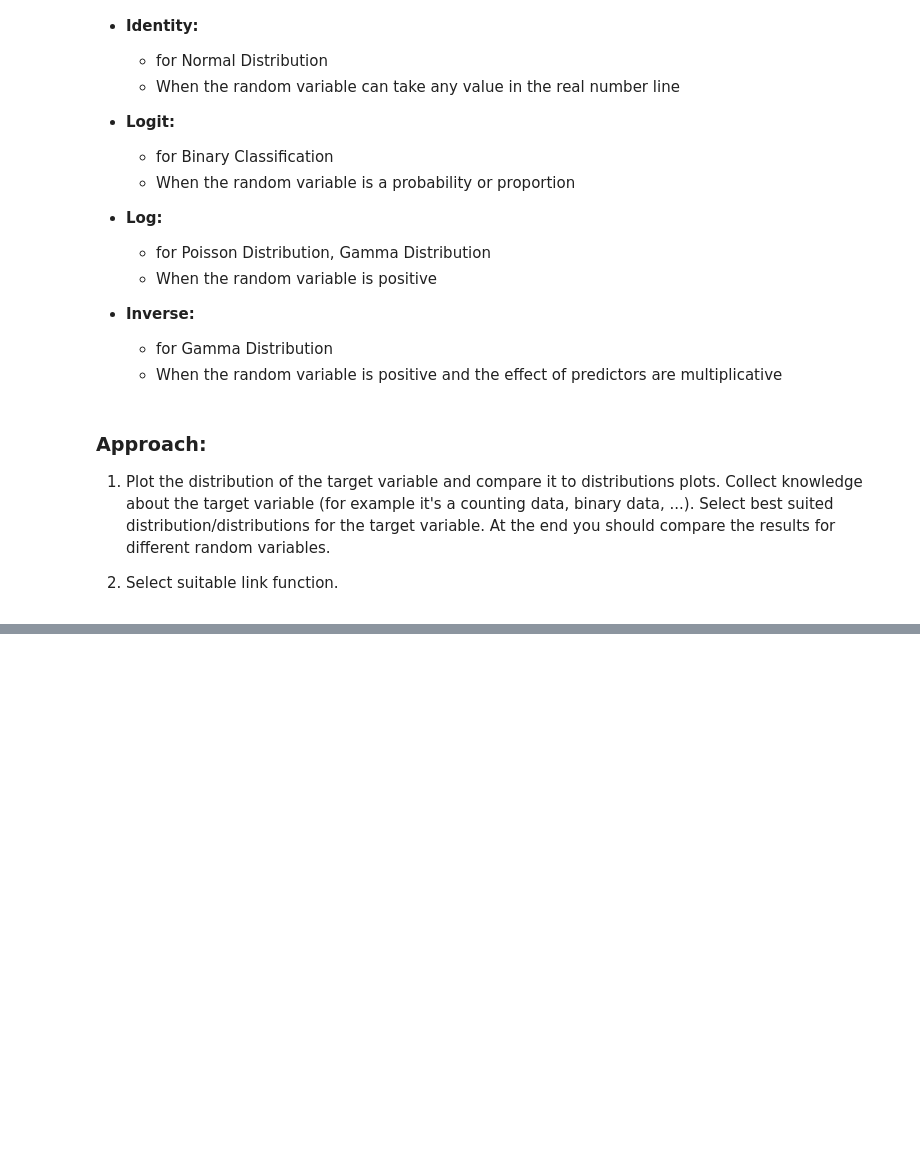
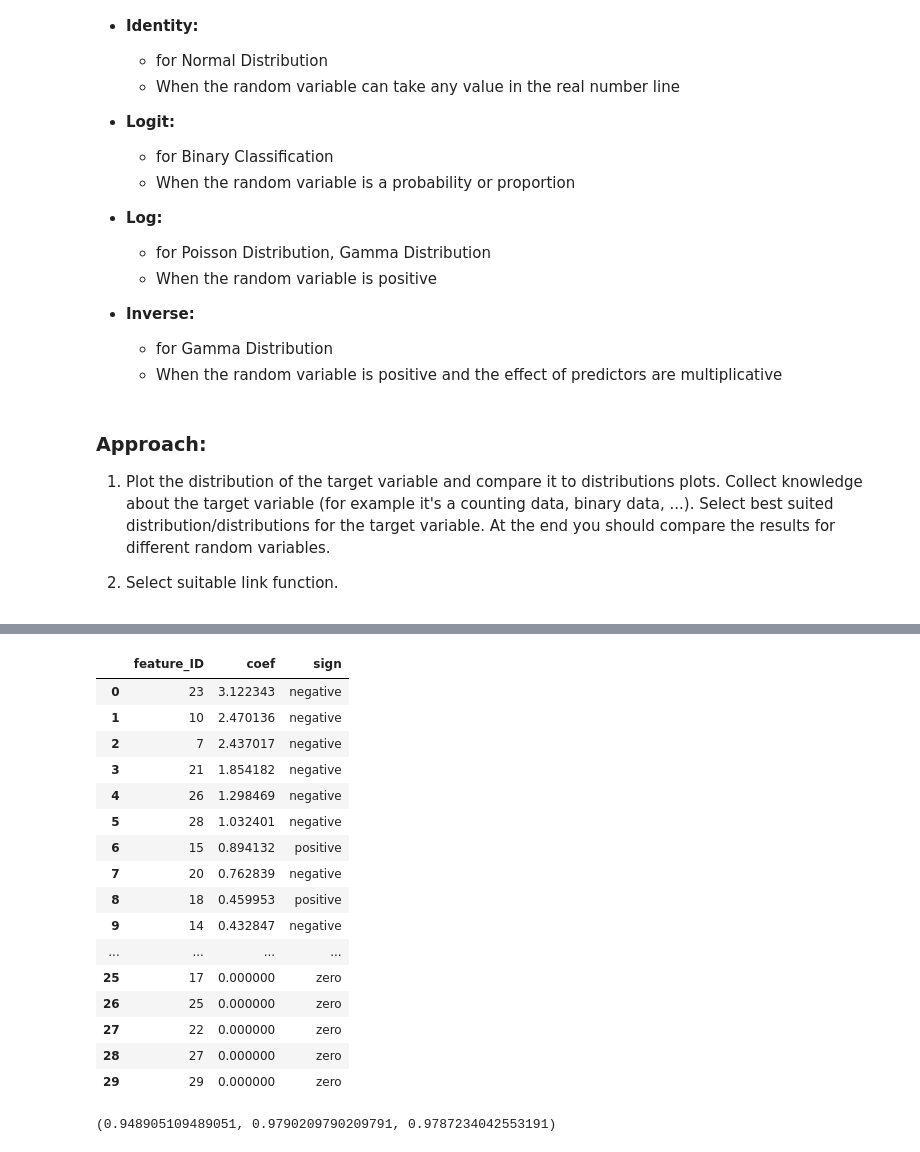
Before and after one commit to Erfan-Taherirani/Personal_ML_Notes, a Jupyter notebook: supervised_learning/classification/GLMs.ipynb, the cells around one changed output, grey strips where cells are left out. Drawn from its saved outputs; the diff is of its cells as text; code cells hidden in the pictures; blank space fills up the shorter version.

```diff
--- a/supervised_learning/classification/GLMs.ipynb
+++ b/supervised_learning/classification/GLMs.ipynb
@@ -66,0 +232,56 @@
+# %%
+# model training
+logreg_l1 = LogisticRegression(
+    C=1, # inverse regularization strength
+    class_weight=None, # set it to 'balanced' to compare the results
+    random_state=42,
+    l1_ratio=1, # by default it has l2 regularization
+    solver="liblinear"
+)
+
+logreg_l1.fit(X_train_scaled, y_train)
+
+sign_status = []
+for coef in logreg_l1.coef_.ravel():
+    if coef > 0:
+        sign_status.append("positive")
+    elif coef == 0:
+        sign_status.append("zero")
+    elif coef < 0:
+        sign_status.append("negative")
+
+coefficient_df = pd.DataFrame(
+    data=abs(logreg_l1.coef_.ravel()), columns=["coef"]
+)
+coefficient_df['sign'] = sign_status
+coefficient_df.sort_values(by="coef", ascending=False).reset_index(names="feature_ID")
+# %% [output]
+|  | feature_ID | coef | sign |
+| 0 | 23 | 3.122343 | negative |
+| 1 | 10 | 2.470136 | negative |
+| 2 | 7 | 2.437017 | negative |
+| 3 | 21 | 1.854182 | negative |
+| 4 | 26 | 1.298469 | negative |
+| 5 | 28 | 1.032401 | negative |
+| 6 | 15 | 0.894132 | positive |
+| 7 | 20 | 0.762839 | negative |
+| 8 | 18 | 0.459953 | positive |
+| 9 | 14 | 0.432847 | negative |
+| ... | ... | ... | ... |
+| 25 | 17 | 0.000000 | zero |
+| 26 | 25 | 0.000000 | zero |
+| 27 | 22 | 0.000000 | zero |
+| 28 | 27 | 0.000000 | zero |
+| 29 | 29 | 0.000000 | zero |
+# %%
+y_pred = logreg.predict(X_test_scaled)
+y_pred_l2 = logreg_l2.predict(X_test_scaled)
+y_pred_l1 = logreg_l1.predict(X_test_scaled)
+
+score = f1_score(y_test, y_pred)
+score_l2 = f1_score(y_test, y_pred_l2)
+score_l1 = f1_score(y_test, y_pred_l1)
+
+score, score_l2, score_l1
+# %% [output]
+(0.948905109489051, 0.9790209790209791, 0.9787234042553191)
```
Also changed, not shown: parts of 12 cells of this notebook.
